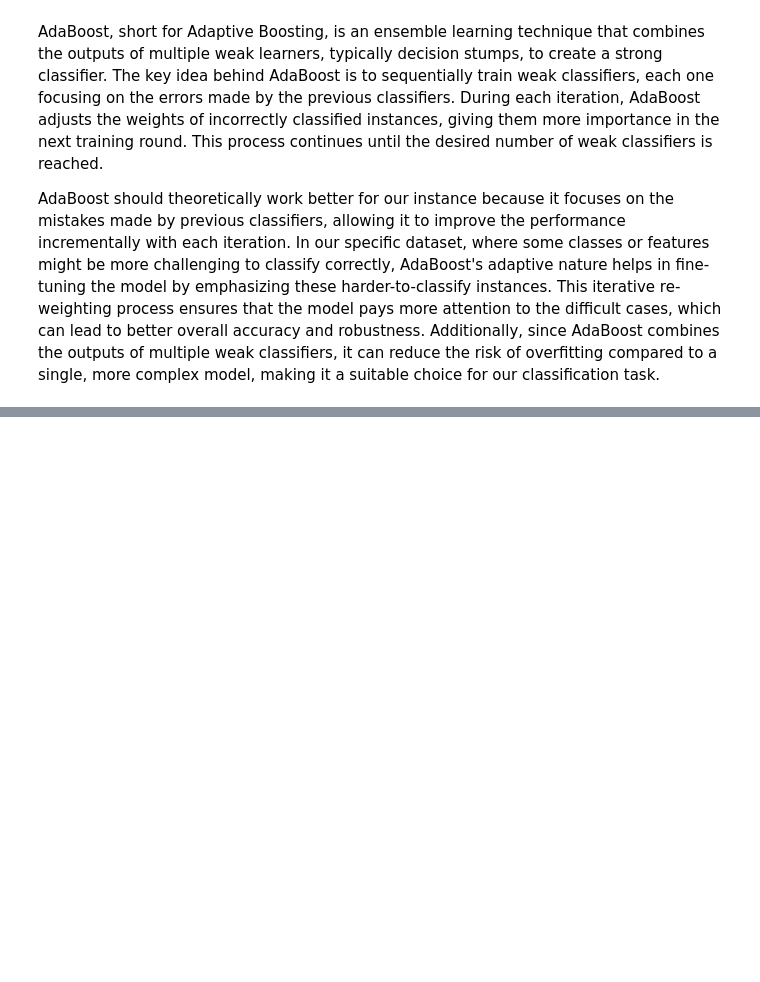
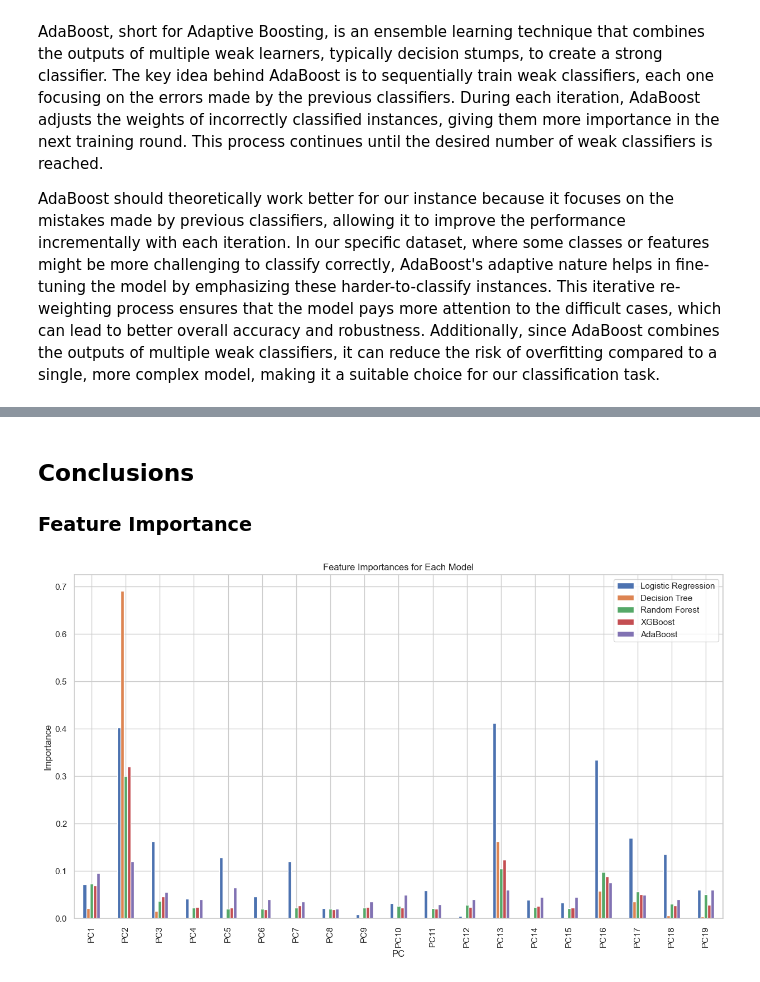
Before and after one commit to martinl5/Credit-Card-Default-in-Taiwan, a Jupyter notebook: creditcarddefault.ipynb, the cells around one changed output, grey strips where cells are left out. Drawn from its saved outputs; the diff is of its cells as text; code cells hidden in the pictures; blank space fills up the shorter version.

Commit message:
Update creditcarddefault.ipynb
updated with models run

```diff
--- a/creditcarddefault.ipynb
+++ b/creditcarddefault.ipynb
@@ -703,0 +689,37 @@ plt.show()
+# %% [markdown]
+## Conclusions
+
+### Feature Importance
+# %%
+pca = PCA(n_components=19)  # Use 19 components
+X_train_pca = pca.fit_transform(X_train)
+X_test_pca = pca.transform(X_test)
+
+# Extract feature importances or coefficients for each model
+logit_importance = np.abs(logit_best.coef_).flatten()
+
+tree_importance = tree_best.feature_importances_
+
+rf_importance = rf_best.feature_importances_
+
+xgb_importance = xgboost_best.feature_importances_
+
+ada_importance = adaboost_best.feature_importances_
+
+# Combine importance scores into a DataFrame
+importance_df = pd.DataFrame({
+    'PC': [f'PC{i+1}' for i in range(X_train_pca.shape[1])],
+    'Logistic Regression': logit_importance,
+    'Decision Tree': tree_importance,
+    'Random Forest': rf_importance,
+    'XGBoost': xgb_importance,
+    'AdaBoost': ada_importance
+})
+
+# Plot feature importances for each model
+importance_df.set_index('PC').plot(kind='bar', figsize=(15, 8))
+plt.title('Feature Importances for Each Model')
+plt.ylabel('Importance')
+plt.show()
+# %% [output]
+[figure, added]
```
Also changed, not shown: parts of 21 cells of this notebook.
